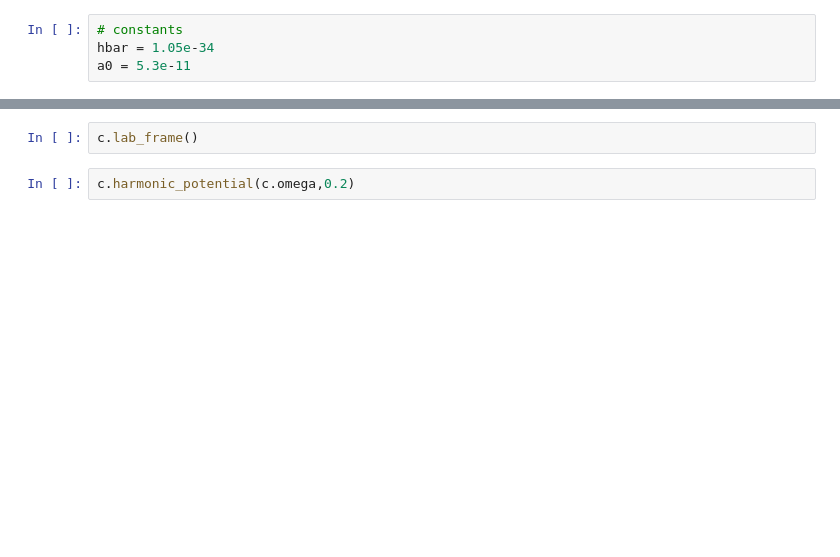
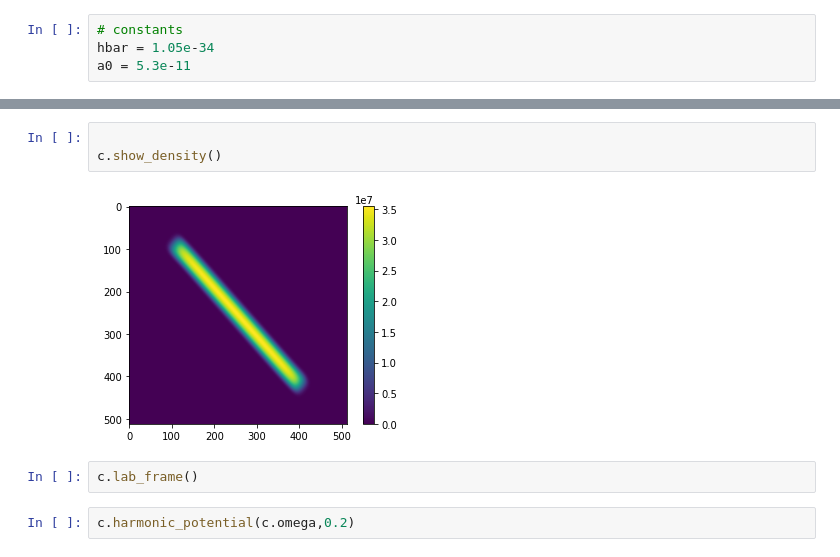
Before and after one commit to biswaroopmukherjee/condensate, a Jupyter notebook: notebooks/working on condensate class.ipynb, the cells around one changed output, grey strips where cells are left out. Saved outputs shown, nothing was run; the diff lists cells and outputs as text; blank space fills up the shorter version.

```diff
--- a/notebooks/working on condensate class.ipynb
+++ b/notebooks/working on condensate class.ipynb
@@ -151,3 +251,8 @@ c.evolve(dt=1e-4,steps=0, cooling=0)
+# %%
+
+c.show_density()
+# %% [output]
+[figure, added]
 # %%
 c.lab_frame()
 # %%
```
Also changed, not shown: parts of 21 cells of this notebook, 2 other files.
